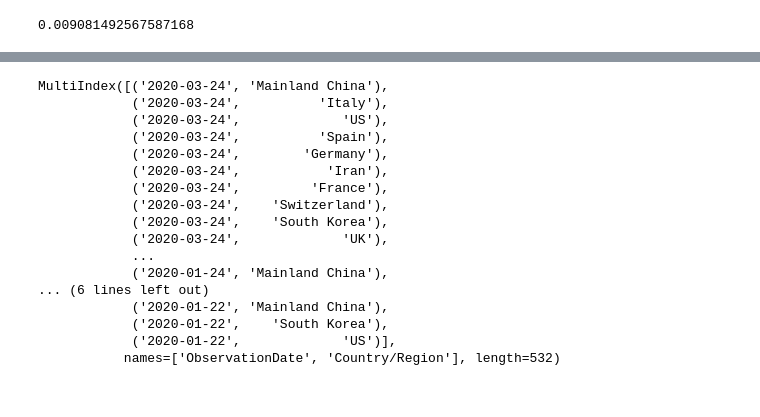
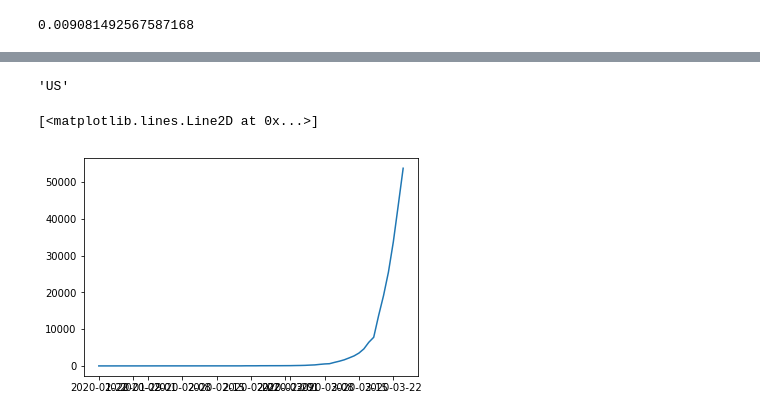
Before and after one commit to Jcrasto/PythonMachineLearning, a Jupyter notebook: notebooks/plotting_covid_data.ipynb, the cells around one changed output, grey strips where cells are left out. Cells and saved outputs as stored; diff of their text form; code cells hidden in the pictures.

```diff
--- a/notebooks/plotting_covid_data.ipynb
+++ b/notebooks/plotting_covid_data.ipynb
@@ -95,4 +83,4 @@ lin.score(x,y) #R^2 value, expected low because nonlinear
 # %%
 topcases = list(covid[covid['ObservationDate'] == covid['ObservationDate'].max()].groupby(['Country/Region']).sum().sort_values('Confirmed',ascending=False).head(10).index)
 top = covid[covid['Country/Region'].isin(topcases)].groupby(['ObservationDate','Country/Region']).sum().sort_values(['ObservationDate','Confirmed'],ascending = False)
-top.head()
+top = top[top['Confirmed'] != 0]
@@ -107,20 +87,10 @@ top.head()
-# %%
-top.index
-# %% [output]
-MultiIndex([('2020-03-24', 'Mainland China'),
-            ('2020-03-24',          'Italy'),
-            ('2020-03-24',             'US'),
-            ('2020-03-24',          'Spain'),
-            ('2020-03-24',        'Germany'),
-            ('2020-03-24',           'Iran'),
-            ('2020-03-24',         'France'),
-            ('2020-03-24',    'Switzerland'),
-            ('2020-03-24',    'South Korea'),
-            ('2020-03-24',             'UK'),
-            ...
-            ('2020-01-24', 'Mainland China'),
-... (6 lines left out)
-            ('2020-01-22', 'Mainland China'),
-            ('2020-01-22',    'South Korea'),
-            ('2020-01-22',             'US')],
-           names=['ObservationDate', 'Country/Region'], length=532)
+# %%
+country = top.index.levels[1][9]
+country
+# %% [output]
+'US'
+# %%
+plt.plot(top[::-1].xs(country, level=1)['Confirmed'])
+# %% [output]
+[<matplotlib.lines.Line2D at 0x...>]
+[figure, added]
```
Also changed, not shown: parts of 7 cells of this notebook.
